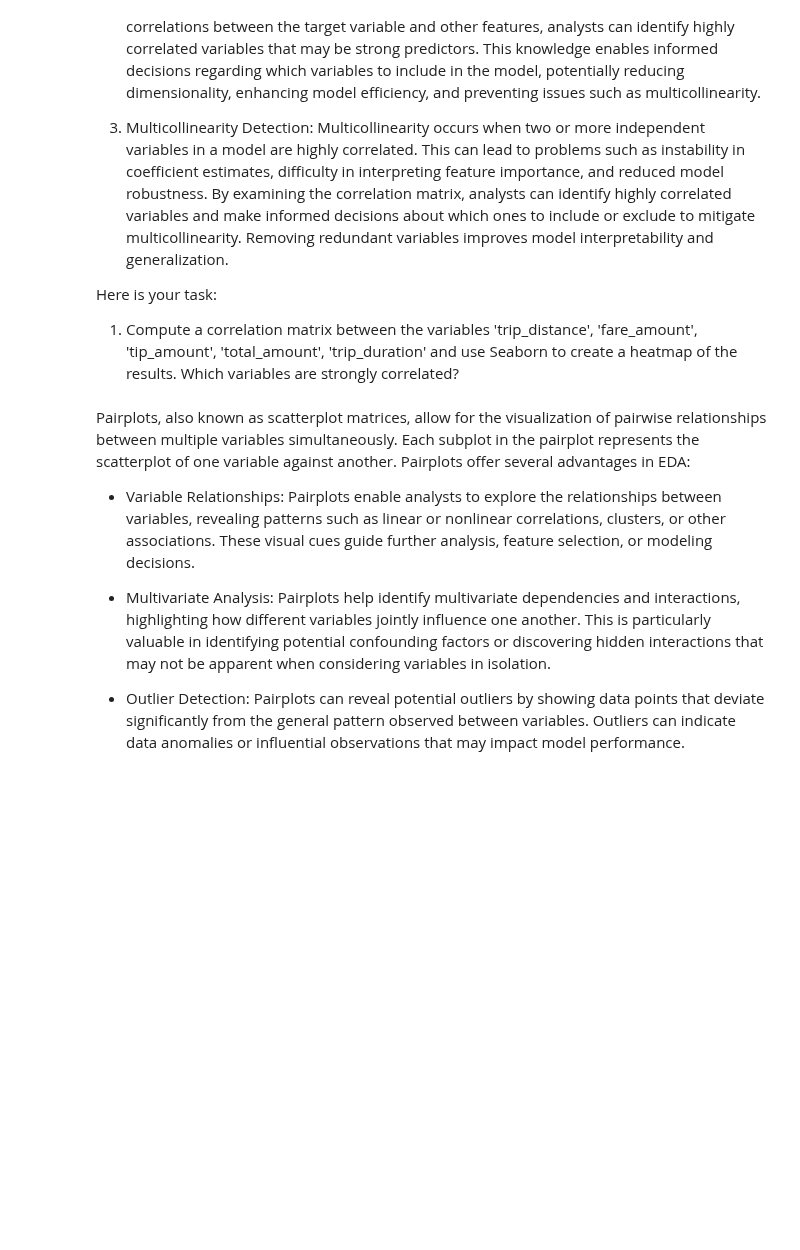
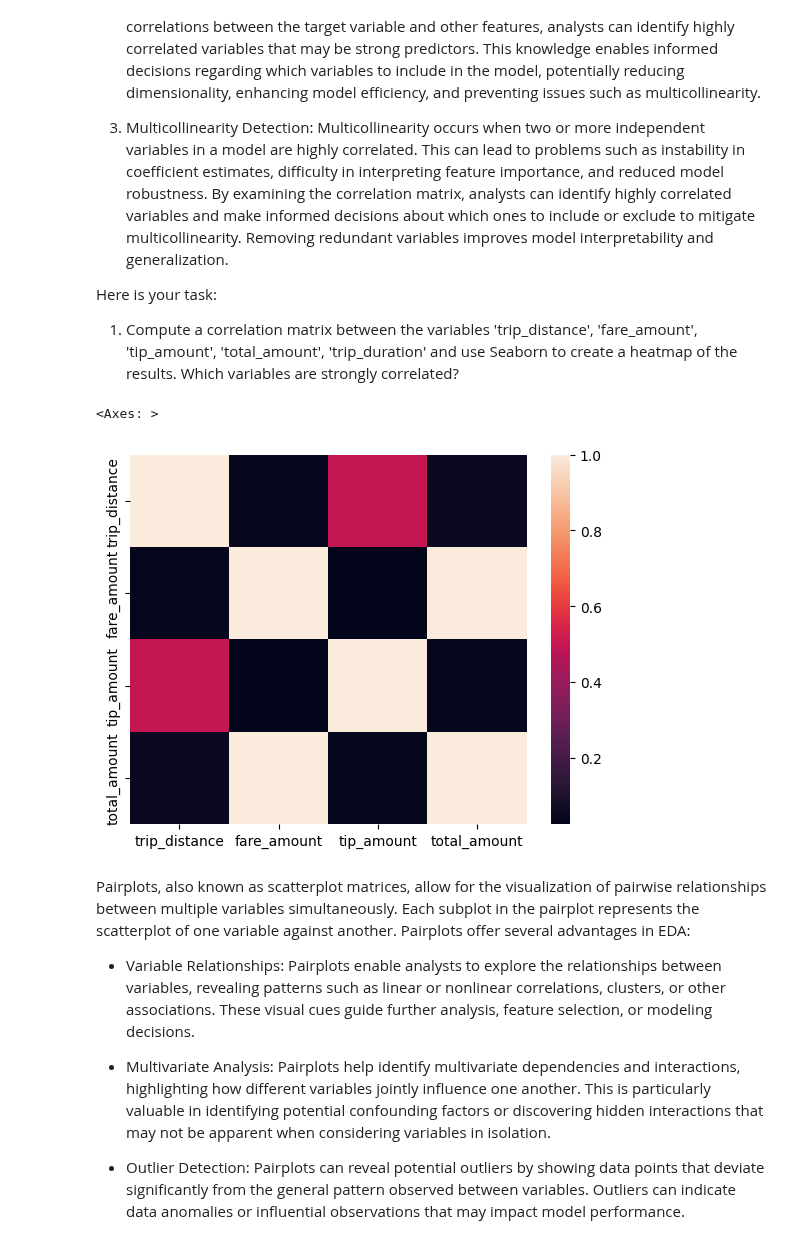
Before and after one commit to TrollRider-Kristian/Springboard-AI-Mini-Projects, a Jupyter notebook: Student_MLE_MiniProject_EDA.ipynb, the cells around one changed output. Saved outputs shown, nothing was run; the diff lists cells and outputs as text; code cells hidden in the pictures; blank space fills up the shorter version.

Commit message:
Added correlation matrix and heatmap

```diff
--- a/Student_MLE_MiniProject_EDA.ipynb
+++ b/Student_MLE_MiniProject_EDA.ipynb
@@ -180,3 +178,15 @@ Here is your task:
+# %%
+# Compute correlation matrix of numerical variables
+taxi_corrs = taxi_tripdata_no_missing_rows.loc[:, ['trip_distance', 'fare_amount', 'tip_amount', 'total_amount']].corr()
+# print (taxi_corrs)
+
+# Create a heatmap of the correlation matrix
+# As the correlation matrix confirms, the strongest correlations exist between total_amount and fare_amount.
+# There is a medium correlation between the trip_distance and the driver's tip, but most of the payment is from the standard fare charge.
+sns.heatmap(data = taxi_corrs)
+# %% [output]
+<Axes: >
+[figure, added]
 # %% [markdown]
 Pairplots, also known as scatterplot matrices, allow for the visualization of pairwise relationships between multiple variables simultaneously. Each subplot in the pairplot represents the scatterplot of one variable against another. Pairplots offer several advantages in EDA:
 
```
Also changed, not shown: parts of 3 cells of this notebook.
